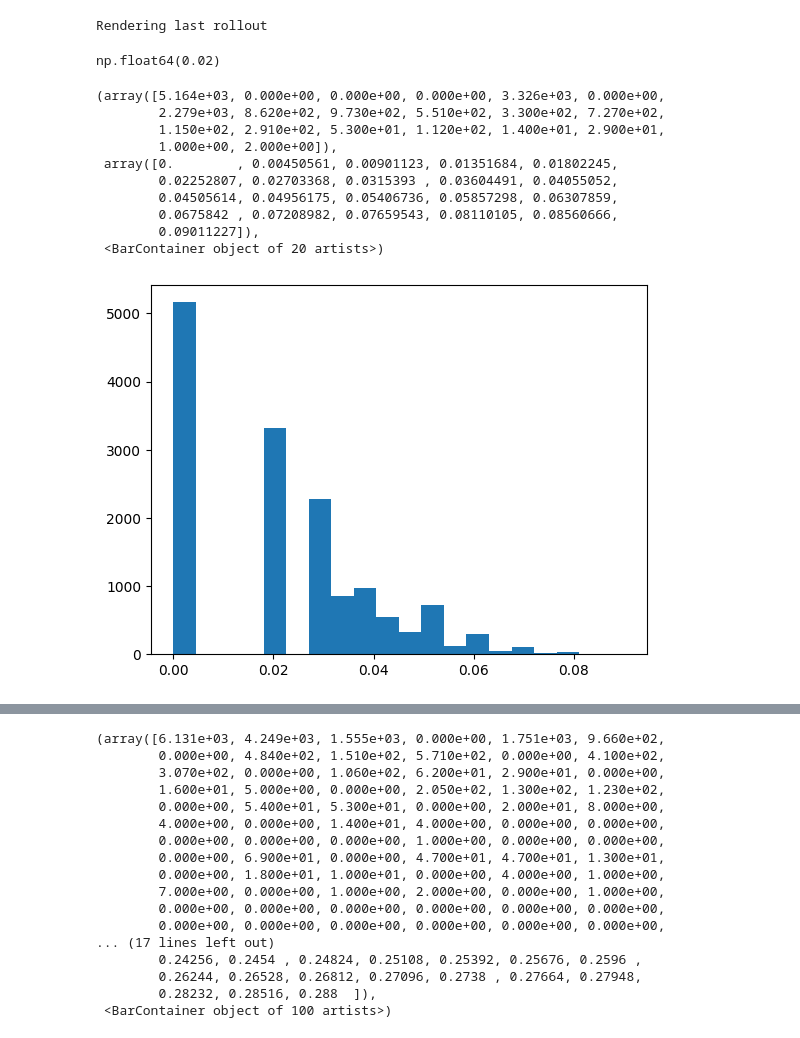
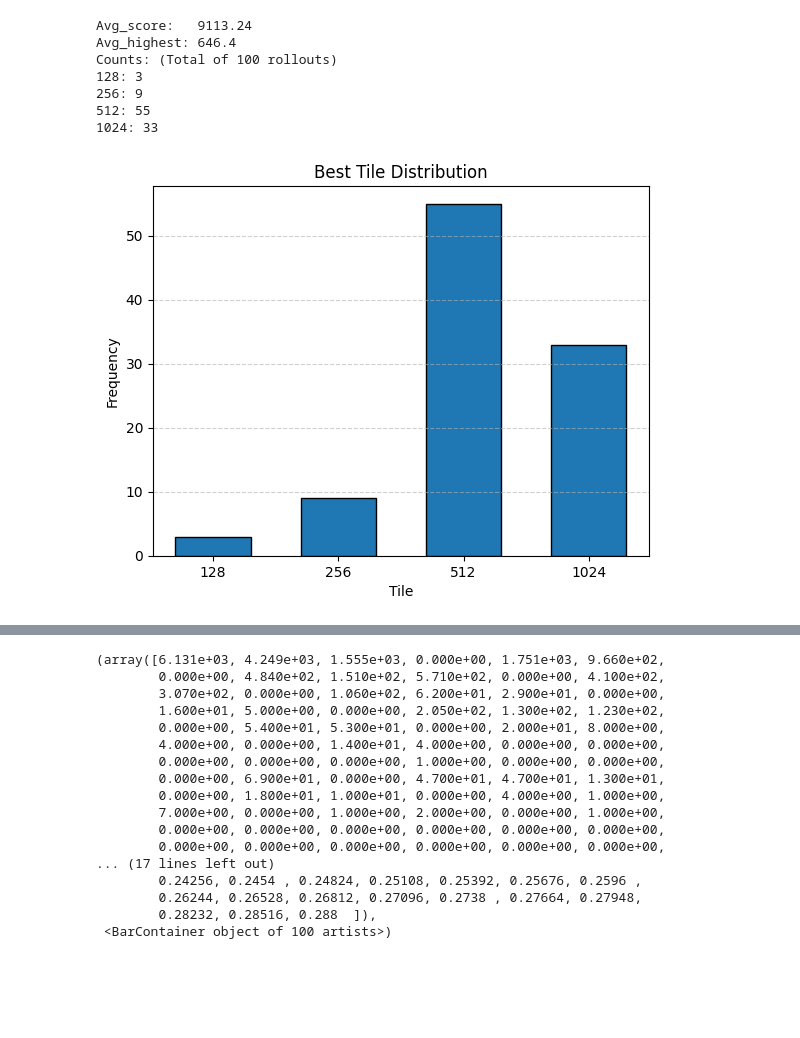
Before and after one commit to stkao05/rl-2048, a Jupyter notebook: eval.ipynb, the cells around one changed output, grey strips where cells are left out. Saved outputs shown, nothing was run; the diff lists cells and outputs as text; code cells hidden in the pictures; blank space fills up the shorter version.

```diff
--- a/eval.ipynb
+++ b/eval.ipynb
@@ -9,35 +9,57 @@ import matplotlib.pyplot as plt
 import numpy as np
 from collections import Counter
 
-model_path = "models/ppo-reward-scale.zip"  # Change path name to load different models
-env = gym.make('2048-v0')
+model_path = "model.zip"  # Change path name to load different models
+env = gym.make('2048-eval')
+# env = RecordVideo(env, video_folder="./videos", disable_logger=False)
+
+### Load model with SB3
+# Note: Model can be loaded with arbitrary algorithm class for evaluation
+# (You don't necessarily need to use PPO for training)
 model = PPO.load(model_path)
-eval_num = 200
-scores, highest, rewards = evaluation(env, model, eval_num)
 
-# c = Counter(highest)
-# for item in (sorted(c.items(),key = lambda i: i[0])):
-#     print(f"{item[0]}: {item[1]}")
+eval_num = 100
+score, highest, rewards = evaluation(env, model, render_last=False, eval_num=eval_num)
+
+
+print("Avg_score:  ", np.sum(score)/eval_num)
+print("Avg_highest:", np.sum(highest)/eval_num)
+
+print(f"Counts: (Total of {eval_num} rollouts)")
+c = Counter(highest)
+for item in (sorted(c.items(),key = lambda i: i[0])):
+    print(f"{item[0]}: {item[1]}")
+
+env.close()
 # %% [output]
-Rendering last rollout
+Avg_score:   9113.24
+Avg_highest: 646.4
+Counts: (Total of 100 rollouts)
+128: 3
+256: 9
+512: 55
+1024: 33
-# %%
-np.median(np.array(rewards))
-# %% [output]
-np.float64(0.02)
-# %%
-plt.hist(rewards, bins=20)
-# %% [output]
-(array([5.164e+03, 0.000e+00, 0.000e+00, 0.000e+00, 3.326e+03, 0.000e+00,
-        2.279e+03, 8.620e+02, 9.730e+02, 5.510e+02, 3.300e+02, 7.270e+02,
-        1.150e+02, 2.910e+02, 5.300e+01, 1.120e+02, 1.400e+01, 2.900e+01,
-        1.000e+00, 2.000e+00]),
- array([0.        , 0.00450561, 0.00901123, 0.01351684, 0.01802245,
-        0.02252807, 0.02703368, 0.0315393 , 0.03604491, 0.04055052,
-        0.04505614, 0.04956175, 0.05406736, 0.05857298, 0.06307859,
-        0.0675842 , 0.07208982, 0.07659543, 0.08110105, 0.08560666,
-        0.09011227]),
- <BarContainer object of 20 artists>)
-[figure, removed]
+# %%
+frequency_count = Counter(highest)
+scores = sorted(frequency_count.keys())  # Sort the scores for proper alignment
+frequencies = [frequency_count[score] for score in scores]
+
+# Generate evenly spaced positions for the bars
+positions = np.arange(len(scores))
+
+# Create a bar chart with evenly spaced bars
+plt.bar(positions, frequencies, width=0.6, edgecolor='black')  # Adjust 'width' as needed
+plt.xlabel('Tile')
+plt.ylabel('Frequency')
+plt.title('Best Tile Distribution')
+
+# Set custom x-axis labels and ensure they align with the bars
+plt.xticks(positions, scores)
+plt.grid(visible=True, linestyle='--', alpha=0.6, axis='y')  # Show grid lines only on the y-axis
+
+plt.show()
+# %% [output]
+[figure, added]
 # %%
 plt.hist(rewards)
 # %% [output]
```
Also changed, not shown: parts of 1 cell of this notebook.
